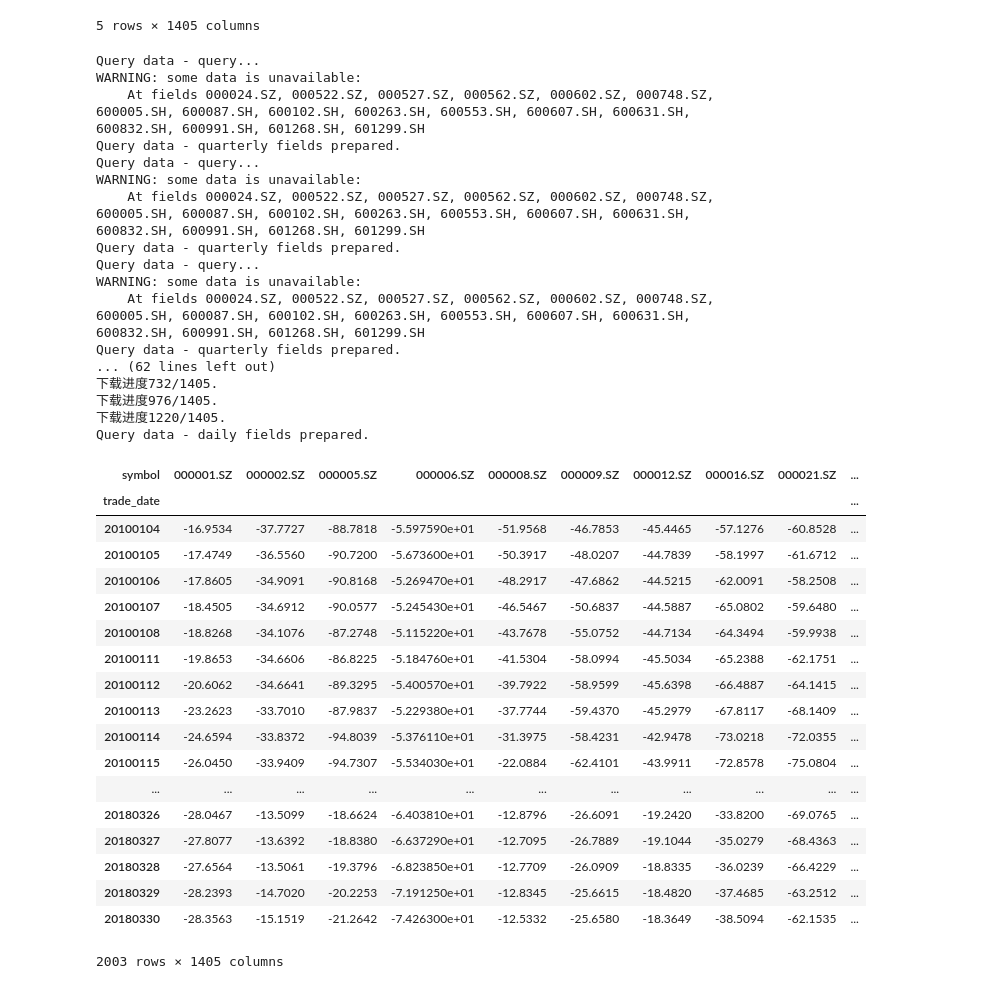
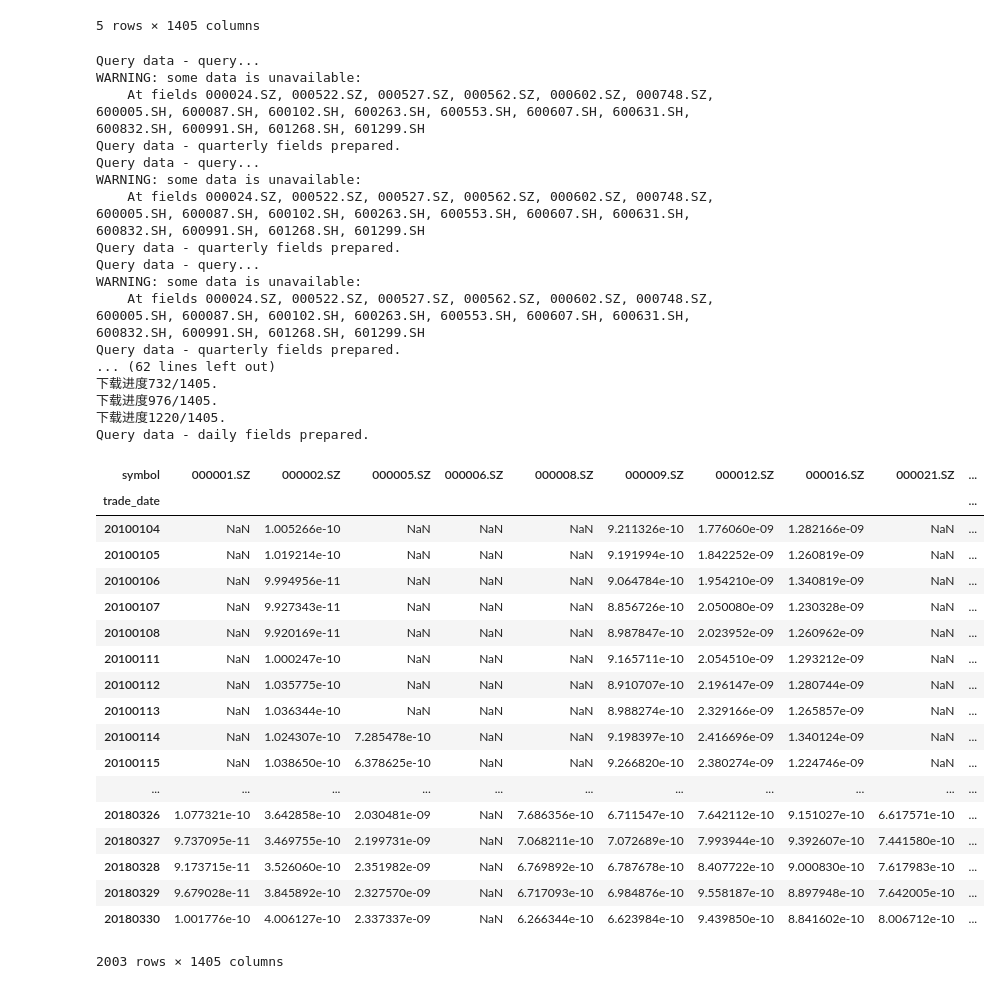
Before and after one commit to liziyong25/factor, a Jupyter notebook: multi_factor/multi_factor 样本外2010-2017.ipynb, the cells around one changed output. Drawn from its saved outputs; the diff is of its cells as text; code cells hidden in the pictures.

```diff
--- a/multi_factor/multi_factor 样本外2010-2017.ipynb
+++ b/multi_factor/multi_factor 样本外2010-2017.ipynb
@@ -110,49 +110,50 @@ alpha8 = dv.add_formula('alpha8','If((close-Ts_Max(high,17))>0,close, 2*close-Ts
 alpha9 = dv.add_formula('alpha9','If((Ts_Min(low,17)-close)>0 ,close ,close-Ts_Min(low,17))',is_quarterly = False , add_data = True)
 dv.add_formula('MEAN','Ts_Mean(close,5)',is_quarterly = False, add_data = True)
 alpha10 = dv.add_formula('alpha10', "Ta('LINEARREG_SLOPE',0,MEAN,MEAN,MEAN,MEAN,MEAN,5)", is_quarterly = False,add_data = True)
 dv.add_formula('alpha11','Return(tot_profit)',is_quarterly = True , add_data = True)
 dv.add_field('pb',ds)
 dv.add_field('pe',ds)
 dv.add_field('ps',ds)
 dv.add_field('free_turnover_ratio',ds)
 dv.add_formula('alpha12','pb+pe+ps',is_quarterly = False , add_data = True)
 dv.add_formula('alpha13','-1*Ts_Sum(free_turnover_ratio,20)',is_quarterly = False , add_data = True)
+dv.add_formula('alpha14','Ts_Mean(Abs((close-Delay(close,1))/Delay(close,1))/volume,20)',is_quarterly = False , add_data = True)
 # %% [output]
 Query data - query...
 WARNING: some data is unavailable:
     At fields 000024.SZ, 000522.SZ, 000527.SZ, 000562.SZ, 000602.SZ, 000748.SZ, 600005.SH, 600087.SH, 600102.SH, 600263.SH, 600553.SH, 600607.SH, 600631.SH, 600832.SH, 600991.SH, 601268.SH, 601299.SH
 Query data - quarterly fields prepared.
 Query data - query...
 WARNING: some data is unavailable:
     At fields 000024.SZ, 000522.SZ, 000527.SZ, 000562.SZ, 000602.SZ, 000748.SZ, 600005.SH, 600087.SH, 600102.SH, 600263.SH, 600553.SH, 600607.SH, 600631.SH, 600832.SH, 600991.SH, 601268.SH, 601299.SH
 Query data - quarterly fields prepared.
 Query data - query...
 WARNING: some data is unavailable:
     At fields 000024.SZ, 000522.SZ, 000527.SZ, 000562.SZ, 000602.SZ, 000748.SZ, 600005.SH, 600087.SH, 600102.SH, 600263.SH, 600553.SH, 600607.SH, 600631.SH, 600832.SH, 600991.SH, 601268.SH, 601299.SH
 Query data - quarterly fields prepared.
 ... (62 lines left out)
 下载进度732/1405.
 下载进度976/1405.
 下载进度1220/1405.
 Query data - daily fields prepared.
 | symbol | 000001.SZ | 000002.SZ | 000005.SZ | 000006.SZ | 000008.SZ | 000009.SZ | 000012.SZ | 000016.SZ | 000021.SZ | ... |
 | trade_date |  |  |  |  |  |  |  |  |  | ... |
-| 20100104 | -16.9534 | -37.7727 | -88.7818 | -5.597590e+01 | -51.9568 | -46.7853 | -45.4465 | -57.1276 | -60.8528 | ... |
-| 20100105 | -17.4749 | -36.5560 | -90.7200 | -5.673600e+01 | -50.3917 | -48.0207 | -44.7839 | -58.1997 | -61.6712 | ... |
-| 20100106 | -17.8605 | -34.9091 | -90.8168 | -5.269470e+01 | -48.2917 | -47.6862 | -44.5215 | -62.0091 | -58.2508 | ... |
-| 20100107 | -18.4505 | -34.6912 | -90.0577 | -5.245430e+01 | -46.5467 | -50.6837 | -44.5887 | -65.0802 | -59.6480 | ... |
-| 20100108 | -18.8268 | -34.1076 | -87.2748 | -5.115220e+01 | -43.7678 | -55.0752 | -44.7134 | -64.3494 | -59.9938 | ... |
-| 20100111 | -19.8653 | -34.6606 | -86.8225 | -5.184760e+01 | -41.5304 | -58.0994 | -45.5034 | -65.2388 | -62.1751 | ... |
-| 20100112 | -20.6062 | -34.6641 | -89.3295 | -5.400570e+01 | -39.7922 | -58.9599 | -45.6398 | -66.4887 | -64.1415 | ... |
-| 20100113 | -23.2623 | -33.7010 | -87.9837 | -5.229380e+01 | -37.7744 | -59.4370 | -45.2979 | -67.8117 | -68.1409 | ... |
-| 20100114 | -24.6594 | -33.8372 | -94.8039 | -5.376110e+01 | -31.3975 | -58.4231 | -42.9478 | -73.0218 | -72.0355 | ... |
-| 20100115 | -26.0450 | -33.9409 | -94.7307 | -5.534030e+01 | -22.0884 | -62.4101 | -43.9911 | -72.8578 | -75.0804 | ... |
+| 20100104 | NaN | 1.005266e-10 | NaN | NaN | NaN | 9.211326e-10 | 1.776060e-09 | 1.282166e-09 | NaN | ... |
+| 20100105 | NaN | 1.019214e-10 | NaN | NaN | NaN | 9.191994e-10 | 1.842252e-09 | 1.260819e-09 | NaN | ... |
+| 20100106 | NaN | 9.994956e-11 | NaN | NaN | NaN | 9.064784e-10 | 1.954210e-09 | 1.340819e-09 | NaN | ... |
+| 20100107 | NaN | 9.927343e-11 | NaN | NaN | NaN | 8.856726e-10 | 2.050080e-09 | 1.230328e-09 | NaN | ... |
+| 20100108 | NaN | 9.920169e-11 | NaN | NaN | NaN | 8.987847e-10 | 2.023952e-09 | 1.260962e-09 | NaN | ... |
+| 20100111 | NaN | 1.000247e-10 | NaN | NaN | NaN | 9.165711e-10 | 2.054510e-09 | 1.293212e-09 | NaN | ... |
+| 20100112 | NaN | 1.035775e-10 | NaN | NaN | NaN | 8.910707e-10 | 2.196147e-09 | 1.280744e-09 | NaN | ... |
+| 20100113 | NaN | 1.036344e-10 | NaN | NaN | NaN | 8.988274e-10 | 2.329166e-09 | 1.265857e-09 | NaN | ... |
+| 20100114 | NaN | 1.024307e-10 | 7.285478e-10 | NaN | NaN | 9.198397e-10 | 2.416696e-09 | 1.340124e-09 | NaN | ... |
+| 20100115 | NaN | 1.038650e-10 | 6.378625e-10 | NaN | NaN | 9.266820e-10 | 2.380274e-09 | 1.224746e-09 | NaN | ... |
 | ... | ... | ... | ... | ... | ... | ... | ... | ... | ... | ... |
-| 20180326 | -28.0467 | -13.5099 | -18.6624 | -6.403810e+01 | -12.8796 | -26.6091 | -19.2420 | -33.8200 | -69.0765 | ... |
-| 20180327 | -27.8077 | -13.6392 | -18.8380 | -6.637290e+01 | -12.7095 | -26.7889 | -19.1044 | -35.0279 | -68.4363 | ... |
-| 20180328 | -27.6564 | -13.5061 | -19.3796 | -6.823850e+01 | -12.7709 | -26.0909 | -18.8335 | -36.0239 | -66.4229 | ... |
-| 20180329 | -28.2393 | -14.7020 | -20.2253 | -7.191250e+01 | -12.8345 | -25.6615 | -18.4820 | -37.4685 | -63.2512 | ... |
-| 20180330 | -28.3563 | -15.1519 | -21.2642 | -7.426300e+01 | -12.5332 | -25.6580 | -18.3649 | -38.5094 | -62.1535 | ... |
+| 20180326 | 1.077321e-10 | 3.642858e-10 | 2.030481e-09 | NaN | 7.686356e-10 | 6.711547e-10 | 7.642112e-10 | 9.151027e-10 | 6.617571e-10 | ... |
+| 20180327 | 9.737095e-11 | 3.469755e-10 | 2.199731e-09 | NaN | 7.068211e-10 | 7.072689e-10 | 7.993944e-10 | 9.392607e-10 | 7.441580e-10 | ... |
+| 20180328 | 9.173715e-11 | 3.526060e-10 | 2.351982e-09 | NaN | 6.769892e-10 | 6.787678e-10 | 8.407722e-10 | 9.000830e-10 | 7.617983e-10 | ... |
+| 20180329 | 9.679028e-11 | 3.845892e-10 | 2.327570e-09 | NaN | 6.717093e-10 | 6.984876e-10 | 9.558187e-10 | 8.897948e-10 | 7.642005e-10 | ... |
+| 20180330 | 1.001776e-10 | 4.006127e-10 | 2.337337e-09 | NaN | 6.266344e-10 | 6.623984e-10 | 9.439850e-10 | 8.841602e-10 | 8.006712e-10 | ... |
 2003 rows × 1405 columns
 # %%
 import numpy as np
```
Also changed, not shown: parts of 7 cells of this notebook, 19 other files.
